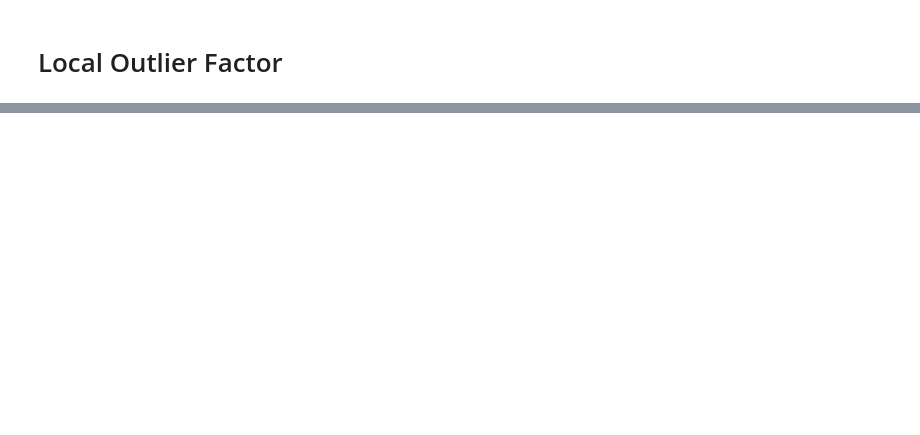
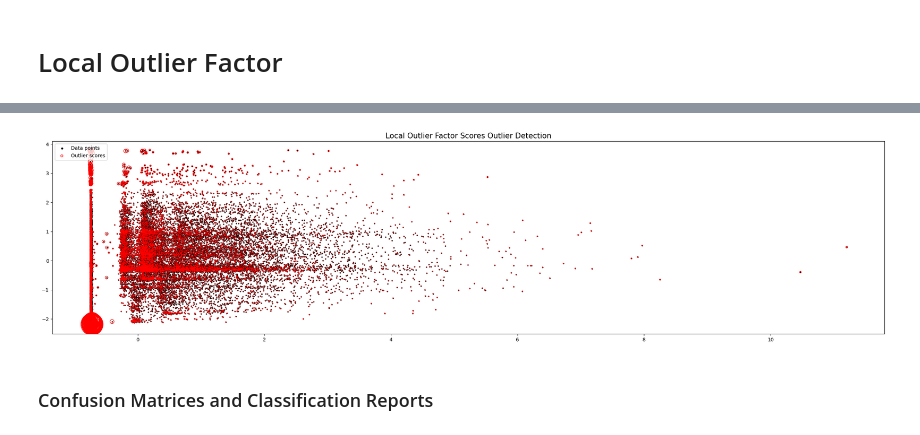
Before and after one commit to Janalytics94/anomaly-detection-software, a Jupyter notebook: src/notebooks/models/LOF.ipynb, the cells around one changed output, grey strips where cells are left out. Cells and saved outputs as stored; diff of their text form; code cells hidden in the pictures; blank space fills up the shorter version.

```diff
--- a/src/notebooks/models/LOF.ipynb
+++ b/src/notebooks/models/LOF.ipynb
@@ -46,0 +46,6 @@ LocalOutlierFactor(contamination=0.1532595823344213, n_jobs=-1, novelty=True)
+# %%
+# scale data
+for i in range(0,len(scenarios)):
+    TRAIN[scenarios[i]] = scale(df = TRAIN[scenarios[i]], method="standard")
+    TEST[scenarios[i]] = scale(df = TEST[scenarios[i]], method="standard")
+    VALIDATION[scenarios[i]] = scale(df = VALIDATION[scenarios[i]], method="standard")
@@ -46,0 +183,18 @@ LocalOutlierFactor(contamination=0.1532595823344213, n_jobs=-1, novelty=True)
+# %%
+x1='cpu_usage';x2='memory_usage'
+X = TEST['CVE-2014-0160'][[x1,x2]]
+fig, ax = plt.subplots(figsize=(30, 7))
+ax.set_title('Local Outlier Factor Scores Outlier Detection', fontsize = 15, loc='center')
+
+plt.scatter(X.iloc[:, 0], X.iloc[:, 1], color='k', s=3., label='Data points')
+radius = (results['CVE-2014-0160']['LocalOutlierFactor_scores'].max() - results['CVE-2014-0160']['LocalOutlierFactor_scores']) / (results['CVE-2014-0160']['LocalOutlierFactor_scores'].max() -results['CVE-2014-0160']['LocalOutlierFactor_scores'].min())
+plt.scatter(X.iloc[:, 0], X.iloc[:, 1], s=2000 * radius, edgecolors='r', facecolors='none', label='Outlier scores')
+plt.axis('tight')
+legend = plt.legend(loc='upper left')
+legend.legendHandles[0]._sizes = [10]
+legend.legendHandles[1]._sizes = [20]
+plt.show()
+# %% [output]
+[figure, added]
+# %% [markdown]
+### Confusion Matrices and Classification Reports
```
Also changed, not shown: parts of 33 cells of this notebook, 10 other files.
